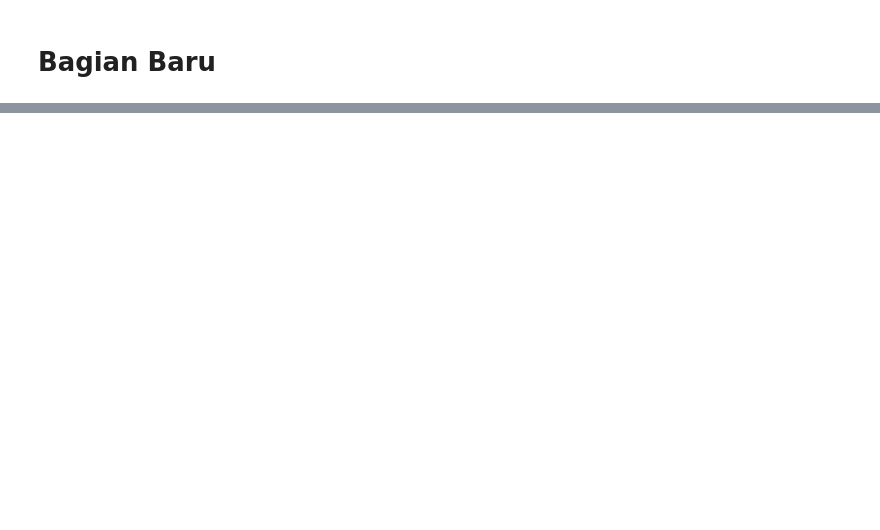
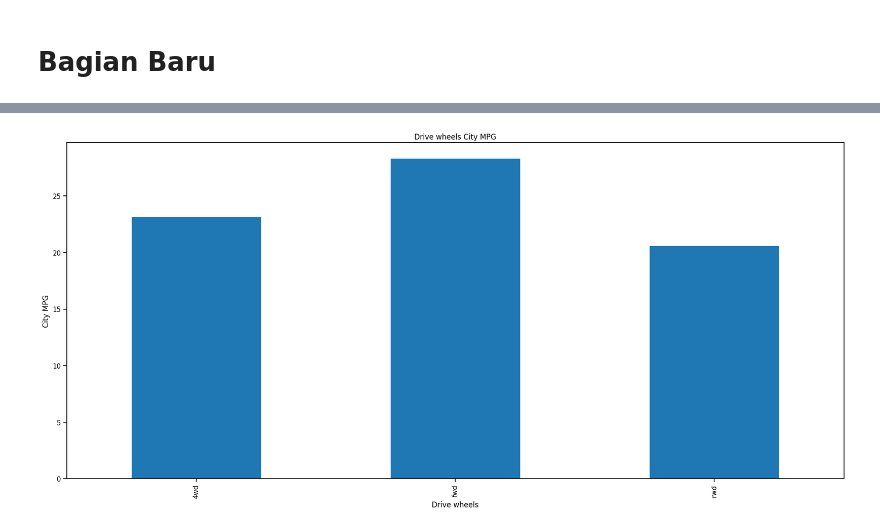
Before and after one commit to rukiahnasutionn/eda_automobile, a Jupyter notebook: EDA Automobile.ipynb, the cells around one changed output, grey strips where cells are left out. Cells and saved outputs as stored; diff of their text form; code cells hidden in the pictures; blank space fills up the shorter version.

```diff
--- a/EDA Automobile.ipynb
+++ b/EDA Automobile.ipynb
@@ -153,8 +377,10 @@ g = sns.lmplot(x='highway-mpg', y="curb-weight", data=df, hue="make",fit_reg=Fal
 # %%
-df.groupby('drive-wheels')['city-mpg'].mean().plot(kind='bar', color = '');
+df.groupby('drive-wheels')['city-mpg'].mean().plot(kind='bar');
 plt.title("Drive wheels City MPG")
 plt.ylabel('City MPG')
 plt.xlabel('Drive wheels');
+# %% [output]
+[figure, added]
 # %%
 df.groupby('drive-wheels')['highway-mpg'].mean().plot(kind='bar', color = 'peru');
 plt.title("Drive wheels Highway MPG")
```
Also changed, not shown: parts of 48 cells of this notebook, 1 other file.
